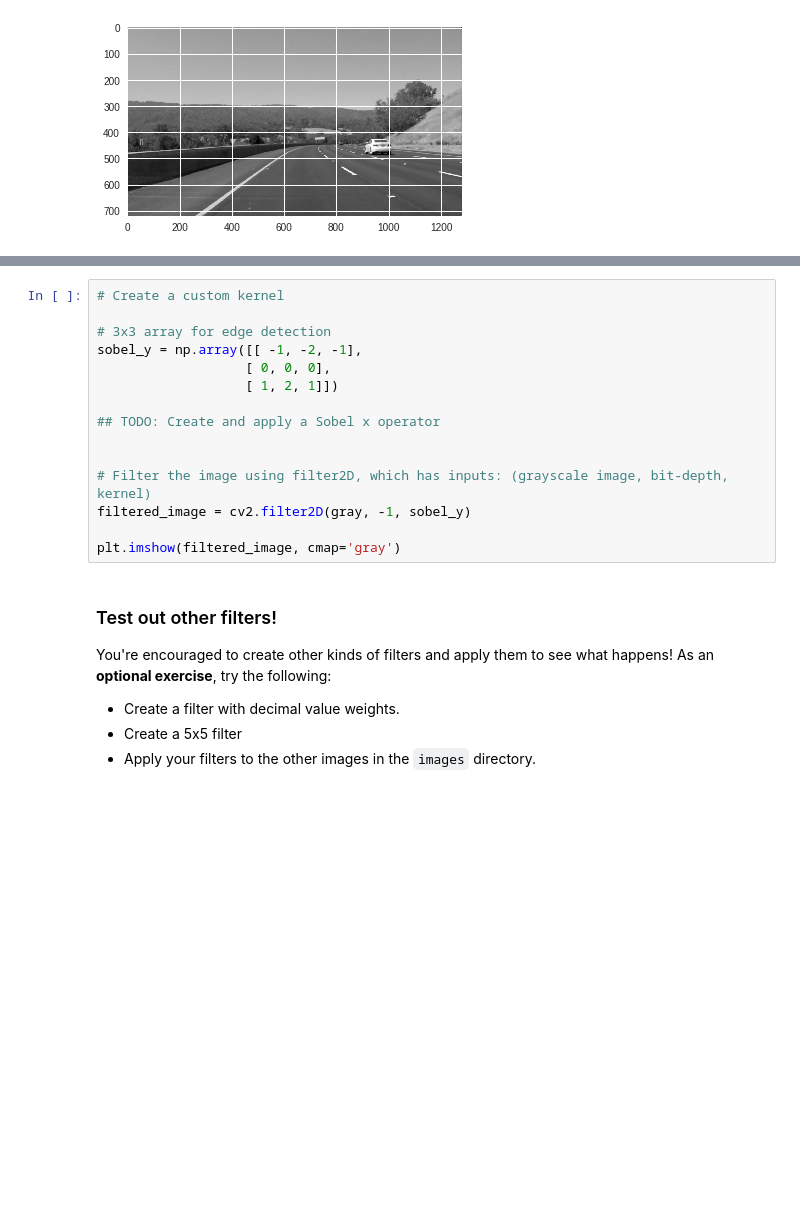
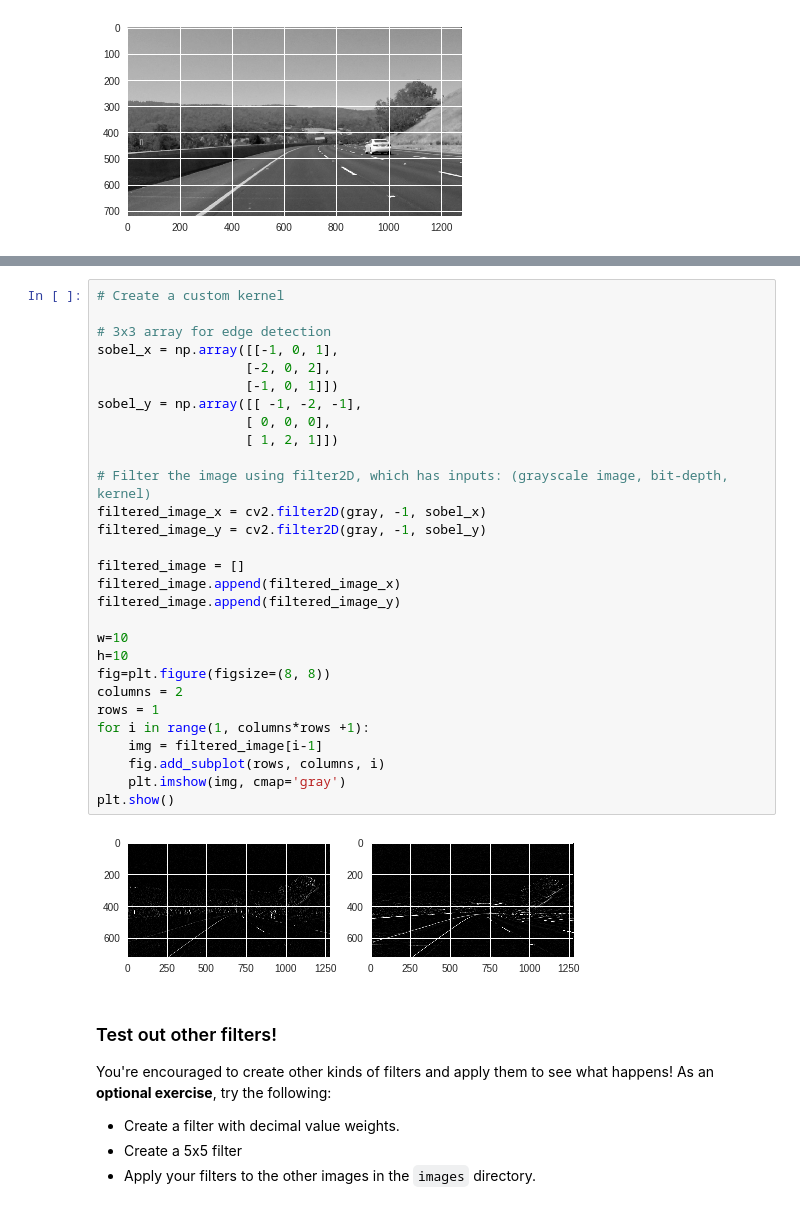
Before and after one commit to SingarajuP/deep-learning-v2-pytorch, a Jupyter notebook: convolutional-neural-networks/conv-visualization/custom_filters.ipynb, the cells around one changed output, grey strips where cells are left out. Saved outputs shown, nothing was run; the diff lists cells and outputs as text; blank space fills up the shorter version.

```diff
--- a/convolutional-neural-networks/conv-visualization/custom_filters.ipynb
+++ b/convolutional-neural-networks/conv-visualization/custom_filters.ipynb
@@ -66,18 +76,34 @@ For a challenge, see if you can put the image through a series of filters: first
 # %%
 # Create a custom kernel
 
 # 3x3 array for edge detection
+sobel_x = np.array([[-1, 0, 1],
+                   [-2, 0, 2],
+                   [-1, 0, 1]])
 sobel_y = np.array([[ -1, -2, -1],
                    [ 0, 0, 0],
                    [ 1, 2, 1]])
 
-## TODO: Create and apply a Sobel x operator
+# Filter the image using filter2D, which has inputs: (grayscale image, bit-depth, kernel)
+filtered_image_x = cv2.filter2D(gray, -1, sobel_x)
+filtered_image_y = cv2.filter2D(gray, -1, sobel_y)
 
+filtered_image = []
+filtered_image.append(filtered_image_x)
+filtered_image.append(filtered_image_y)
 
-# Filter the image using filter2D, which has inputs: (grayscale image, bit-depth, kernel)
-filtered_image = cv2.filter2D(gray, -1, sobel_y)
-
-plt.imshow(filtered_image, cmap='gray')
+w=10
+h=10
+fig=plt.figure(figsize=(8, 8))
+columns = 2
+rows = 1
+for i in range(1, columns*rows +1):
+    img = filtered_image[i-1]
+    fig.add_subplot(rows, columns, i)
+    plt.imshow(img, cmap='gray')
+plt.show()
+# %% [output]
+[figure, added]
 # %% [markdown]
 ### Test out other filters!
 
```
Also changed, not shown: parts of 4 cells of this notebook.
